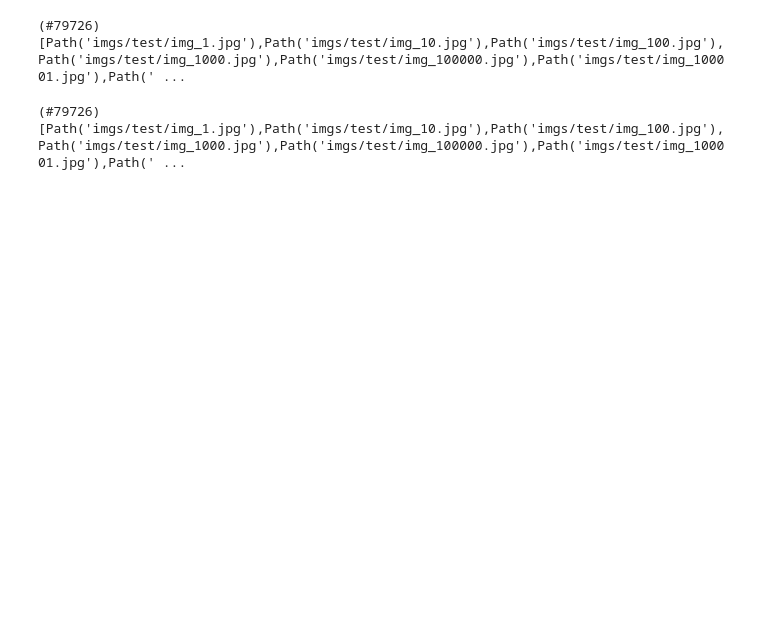
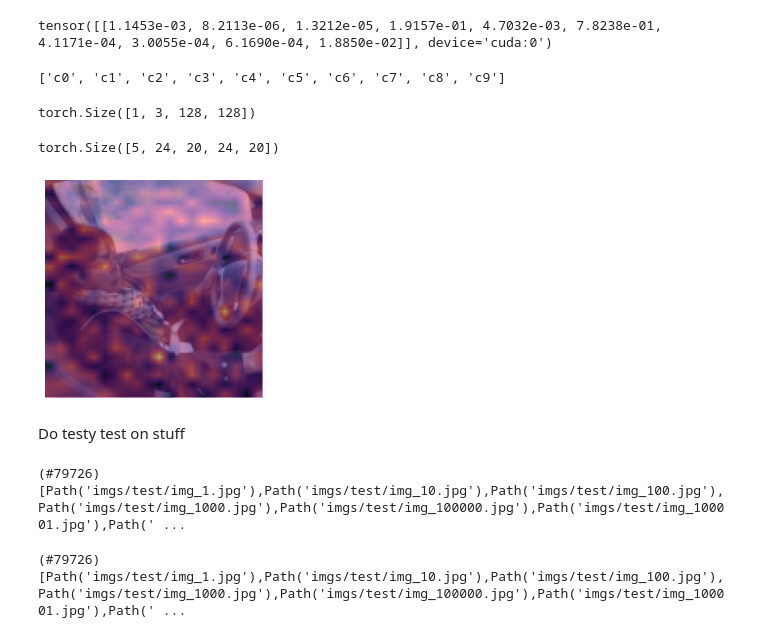
Before and after one commit to ZeroXitreo/SD1-AI-Eksamensprojekt, a Jupyter notebook: Main.ipynb, the cells around one changed output. Drawn from its saved outputs; the diff is of its cells as text; code cells hidden in the pictures; blank space fills up the shorter version.

```diff
--- a/Main.ipynb
+++ b/Main.ipynb
@@ -52,3 +144,31 @@ learn = load_learner("export.pkl")
+# %%
+F.softmax(output, dim=-1)
+# %% [output]
+tensor([[1.1453e-03, 8.2113e-06, 1.3212e-05, 1.9157e-01, 4.7032e-03, 7.8238e-01, 4.1171e-04, 3.0055e-04, 6.1690e-04, 1.8850e-02]], device='cuda:0')
+# %%
+dls.vocab
+# %% [output]
+['c0', 'c1', 'c2', 'c3', 'c4', 'c5', 'c6', 'c7', 'c8', 'c9']
+# %%
+x.shape
+# %% [output]
+torch.Size([1, 3, 128, 128])
+# %%
+#cam_map = torch.einsum('ck,kij->cij', learn.model[1][-1].weight, act)
+cam_map = torch.einsum("xijk, bilm -> bjklm", torch.randn(1, 3, 24, 20), torch.randn(5, 3, 24, 20))
+cam_map.shape
+# %% [output]
+torch.Size([5, 24, 20, 24, 20])
+# %%
+x_dec = TensorImage(dls.train.decode((x,))[0][0])
+_,ax = plt.subplots()
+x_dec.show(ctx=ax)
+ply = cam_map[0][0][0]
+ax.imshow(ply, alpha=0.6, extent=(0,128,128,0), interpolation='bilinear', cmap='magma');
+# %% [output]
+[figure, added]
+# %% [markdown]
+Do testy test on stuff
 # %%
 test = path/"test"
 # %%
```
Also changed, not shown: parts of 34 cells of this notebook.
